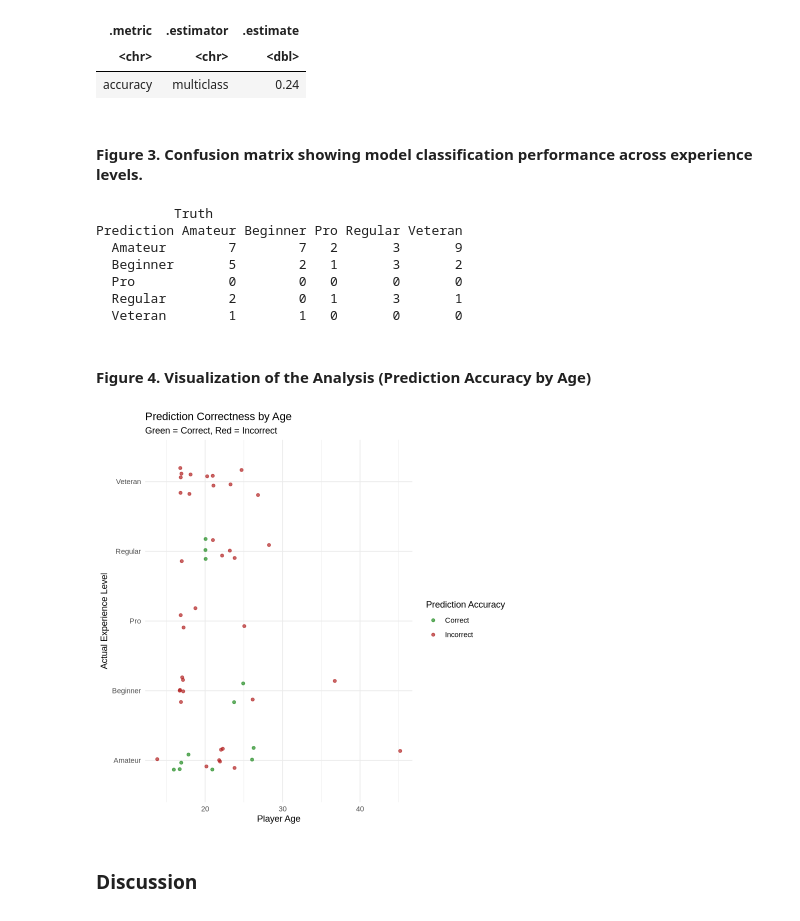
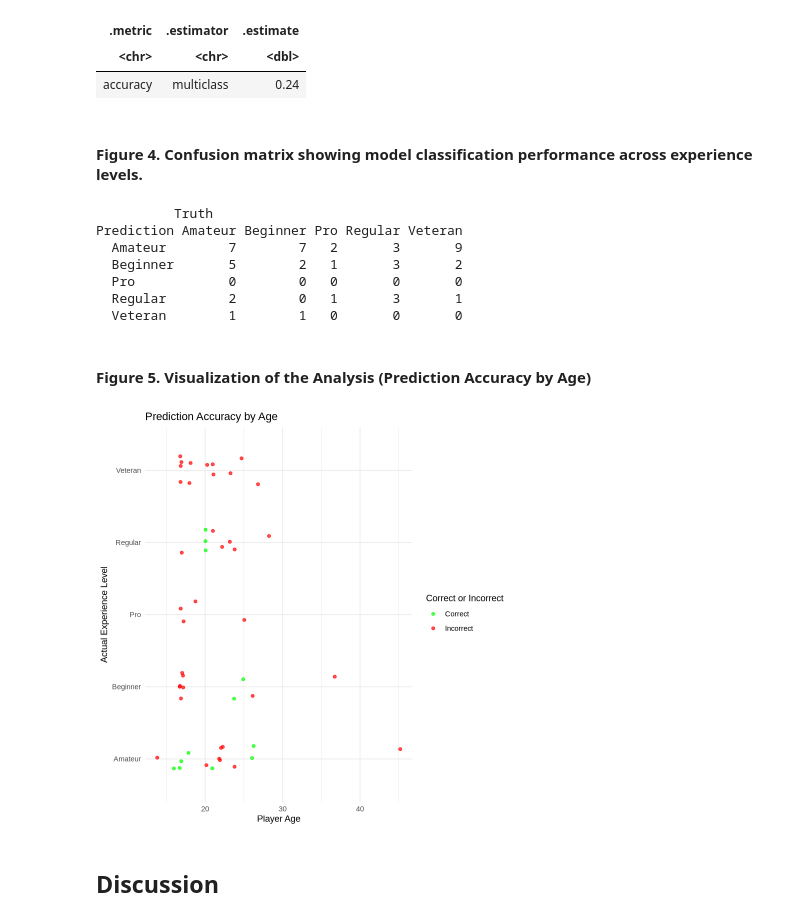
Before and after one commit to ArabellaKel/DSCI-Project, a Jupyter notebook: Project_Planning (Current).ipynb, the cells around one changed output. Saved outputs shown, nothing was run; the diff lists cells and outputs as text; code cells hidden in the pictures.

```diff
--- a/Project_Planning (Current).ipynb
+++ b/Project_Planning (Current).ipynb
@@ -265,7 +251,7 @@ A tibble: 1 × 3
 | <chr> | <chr> | <dbl> |
 | accuracy | multiclass | 0.24 |
 # %% [markdown]
-#### Figure 3. Confusion matrix showing model classification performance across experience levels.
+#### Figure 4. Confusion matrix showing model classification performance across experience levels.
 # %%
 confusion_mat <- players_test_predictions |>
     conf_mat(truth = experience, estimate = .pred_class)
@@ -279,24 +265,23 @@ Prediction Amateur Beginner Pro Regular Veteran
   Regular        2        0   1       3       1
   Veteran        1        1   0       0       0
 # %% [markdown]
-#### Figure 4. Visualization of the Analysis (Prediction Accuracy by Age)
+#### Figure 5. Visualization of the Analysis (Prediction Accuracy by Age)
 # %%
 # Add column for correct/incorrect
 players_test_predictions <- players_test_predictions |>
-  mutate(correct = if_else(experience == .pred_class, "Correct", "Incorrect"))
+    mutate(correct = if_else(experience == .pred_class, "Correct", "Incorrect"))
 
 # Scatter plot by age and experience
 ggplot(players_test_predictions, aes(x = Age, y = experience, color = correct)) +
-  geom_jitter(width = 0.3, height = 0.2, alpha = 0.7) +
-  labs(title = "Prediction Correctness by Age",
-       subtitle = "Green = Correct, Red = Incorrect",
-       x = "Player Age",
-       y = "Actual Experience Level",
-       color = "Prediction Accuracy") +
-  scale_color_manual(values = c("Correct" = "forestgreen", "Incorrect" = "firebrick")) +
-  theme_minimal()
+    geom_jitter(width = 0.3, height = 0.2, alpha = 0.7) +
+    labs(title = "Prediction Accuracy by Age",
+        x = "Player Age",
+         y = "Actual Experience Level",
+         color = "Correct or Incorrect") +
+    scale_color_manual(values = c("Correct" = "green", "Incorrect" = "red")) +
+    theme_minimal()
 # %% [output]
-[figure, old version]
+[figure, new version]
 # %% [markdown]
-### Discussion
+## Discussion
 # %% [markdown]
```
Also changed, not shown: parts of 15 cells of this notebook.
